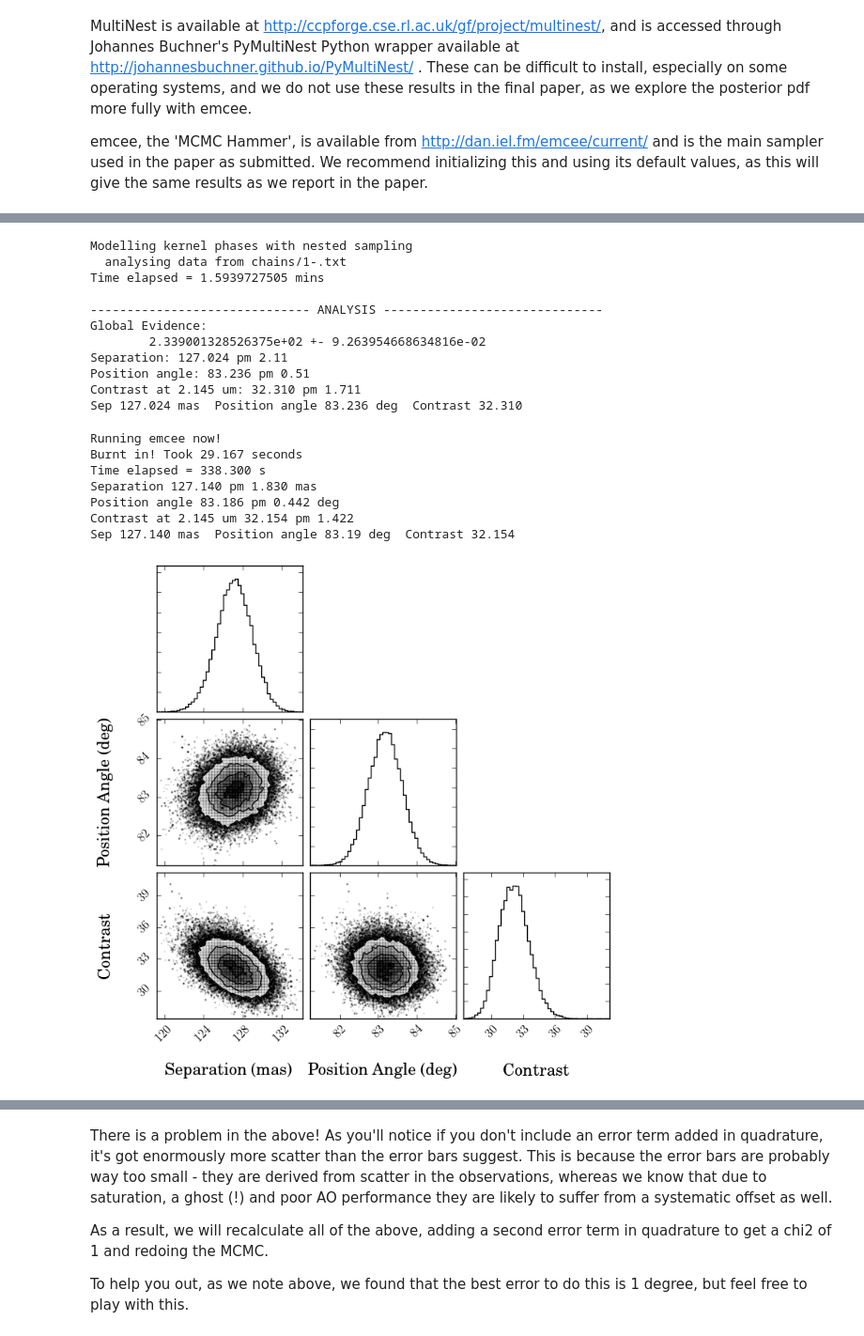
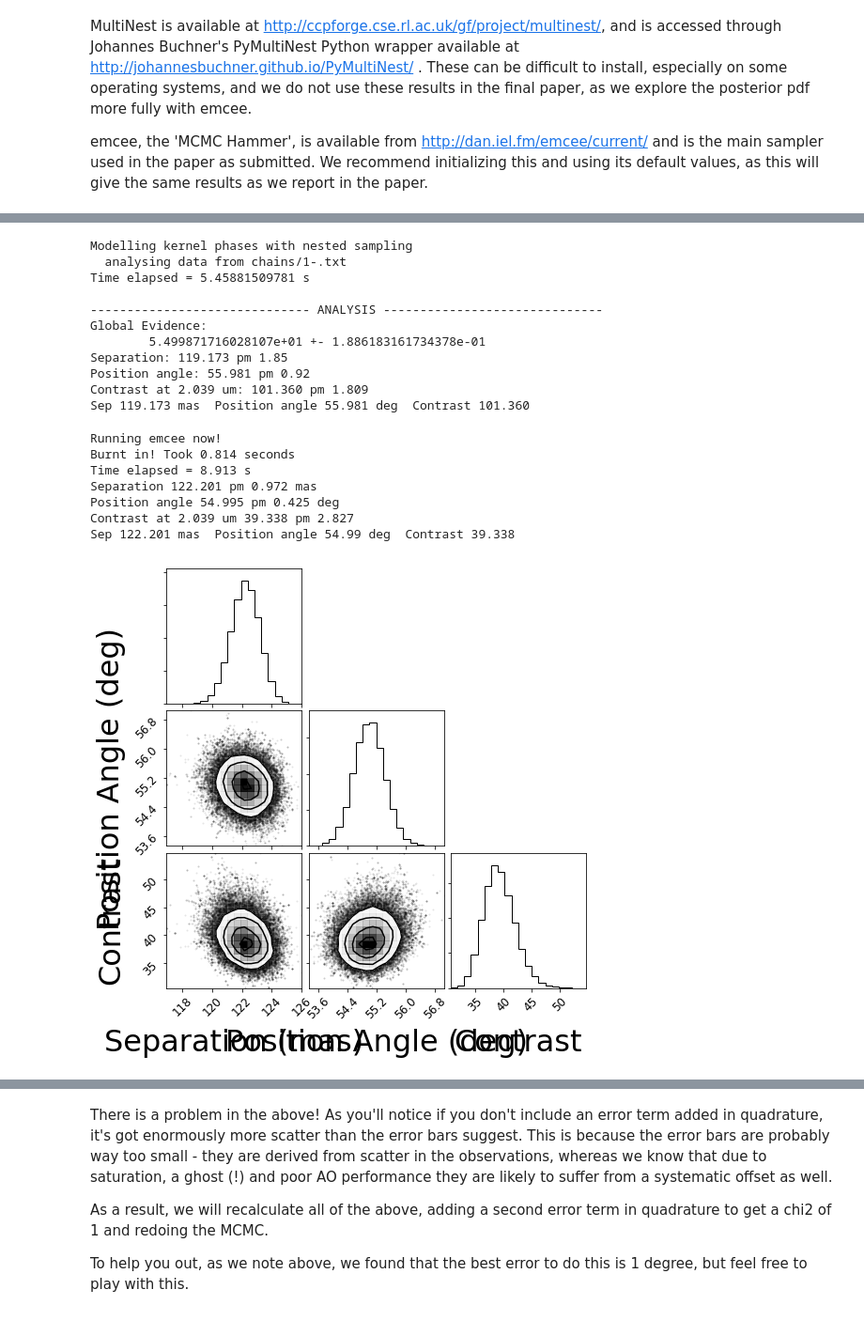
Before and after one commit to benjaminpope/pysco, a Jupyter notebook: analysis_charis.ipynb, the cells around one changed output, grey strips where cells are left out. Shown: that part at 94% size. Cells and saved outputs as stored; diff of their text form; code cells hidden in the pictures.

```diff
--- a/analysis_charis.ipynb
+++ b/analysis_charis.ipynb
@@ -65,13 +95,10 @@ available typing "help(pysco)".
 
 a = pysco.kpo('./kerphi/'+pupil+'.pick')
 
-a.name = 'Palomar - ' + tnames[0]
-if no_kp:
-    a.kpi.KerPhi = np.eye(a.kpi.nbuv)  # for speckle!
-    a.kpi.nkphi = a.kpi.nbuv  # for speckle!
+a.name = 'CHARIS'
 
-a.extract_kpd(ddir + fnames[0],sg_ld = 7,re_center=True,D=2.3918*2.,unwrap_kp=False,
-              adjust_sampling=False,bsp=bispec)
+a.extract_kpd(ddir + fname,sg_ld = 7,re_center=True,D=7.8,unwrap_kp=False,
+              adjust_sampling=False,bsp=bispec,plotim=True)
 
 print a.kpd.shape
 print a.kpe.shape
@@ -173,28 +131,0 @@ if bispec:
-# %%
-#calibrate - this is a crude way to do things, but as we discuss in the paper, the systematics are bad enough
-# that it is unlikely that a clever Bayesian way of doing things would be much better
-# if num == 0:
-if no_kp:
-    addederror = 8.5
-else:
-    addederror = 1.6#1.37
-
-a.kpd -= b.kpd #subtract systematic
-a.kpe = np.sqrt(a.kpe**2. + b.kpe**2.+ addederror**2.) #add statistical and measurement in quadrature
-if bispec:
-    print 'Calibrating Bispectrum'
-    bsp_addederror = 7.6
-    a.bsp -= b.bsp
-    a.bspe = np.sqrt(a.bspe**2. + b.bspe**2. * bsp_addederror**2)
-
-
-if num != 0:
-    a.kpe = error_kp*np.ones_like(a.kpe)
-# else:
-#     addederror = 1.05
-#     print 'no systematic subtraction'
-#     a.kpe = np.sqrt(a.kpe**2. + addederror**2.) #add statistical and measurement in quadrature
-#     print addederror
-
-
-# you may want to add an error term in quadrature - see the note later! 1.0 should do the job
@@ -223,6 +142,6 @@ a.hdr
 # %%
 # # MultiNest Option
-paramlimits = [100.,150.,0.,360.,10.,40.]
+paramlimits = [40.,200.,0.,360.,100.,1000.]
 
 results = pysco.nest(a,paramlimits=paramlimits)
 
@@ -232,17 +151,17 @@ print 'Sep %.3f mas  Position angle %.3f deg  Contrast %.3f' % (params[0], param
 # %% [output]
 Modelling kernel phases with nested sampling
   analysing data from chains/1-.txt
-Time elapsed = 1.5939727505 mins
+Time elapsed = 5.45881509781 s
 
 ------------------------------ ANALYSIS ------------------------------
 Global Evidence:
-        2.339001328526375e+02 +- 9.263954668634816e-02
-Separation: 127.024 pm 2.11
-Position angle: 83.236 pm 0.51
-Contrast at 2.145 um: 32.310 pm 1.711
-Sep 127.024 mas  Position angle 83.236 deg  Contrast 32.310
+        5.499871716028107e+01 +- 1.886183161734378e-01
+Separation: 119.173 pm 1.85
+Position angle: 55.981 pm 0.92
+Contrast at 2.039 um: 101.360 pm 1.809
+Sep 119.173 mas  Position angle 55.981 deg  Contrast 101.360
 # %%
-flatchain = pysco.hammer(a,ivar = [131.23, 82.84, 27.59], burnin=100, nsteps=1000, paramlimits=[40,250,0,360,5,50.])
+flatchain = pysco.hammer(a,ivar = params, burnin=100, nsteps=1000, paramlimits=[40,250,0,360,5,1000.])
 # Parameters as determined by aperture masking: [131.23, 82.84, 27.59]
 
 seps = flatchain[:,0]
@@ -259,44 +178,44 @@ print 'Sep %.3f mas  Position angle %.2f deg  Contrast %.3f' % (sep, th, con)
 params = [sep,th,con]
 # %% [output]
 Running emcee now!
-Burnt in! Took 29.167 seconds
-Time elapsed = 338.300 s
-Separation 127.140 pm 1.830 mas
-Position angle 83.186 pm 0.442 deg
-Contrast at 2.145 um 32.154 pm 1.422
-Sep 127.140 mas  Position angle 83.19 deg  Contrast 32.154
+Burnt in! Took 0.814 seconds
+Time elapsed = 8.913 s
+Separation 122.201 pm 0.972 mas
+Position angle 54.995 pm 0.425 deg
+Contrast at 2.039 um 39.338 pm 2.827
+Sep 122.201 mas  Position angle 54.99 deg  Contrast 39.338
 # %%
 # now plot your results! requires emcee output
 # if you have outliers you may have to fiddle with the extents
 % matplotlib inline
 
 import matplotlib as mpl
 
 #To make sure we have always the same matplotlib settings
 #(the ones in comments are the ipython notebook settings)
 
 mpl.rcParams['figure.figsize']=(8.0,6.0)    #(6.0,4.0)
 mpl.rcParams['font.size']=44                #10
 mpl.rcParams['savefig.dpi']=100             #72
 mpl.rcParams['axes.labelsize'] = 16
 mpl.rcParams['axes.labelsize'] = 16
 mpl.rcParams['xtick.labelsize'] = 12
 mpl.rcParams['ytick.labelsize'] = 12
 
 import matplotlib.pyplot as plt
 
 
 if bispec:
     method = 'Bispectrum'
 else:
     method = 'Kernel Phase'
-fig = triangle.corner(flatchain,labels=[r"Separation (mas)", r"Position Angle (deg)", r"Contrast"],
+fig = corner.corner(flatchain,labels=[r"Separation (mas)", r"Position Angle (deg)", r"Contrast"],
                       title_kwargs={"fontsize": 'large'},label_kwargs={"fontsize":32})
 
 plt.show()
 # plt.savefig('./posterior.png')
 # %% [output]
-[figure, old version]
+[figure, new version]
 # %%
 # params = [sep,th,con]
 # params = [131.23,82.6, 19.7]
```
Also changed, not shown: parts of 15 cells of this notebook, 13 other files.
